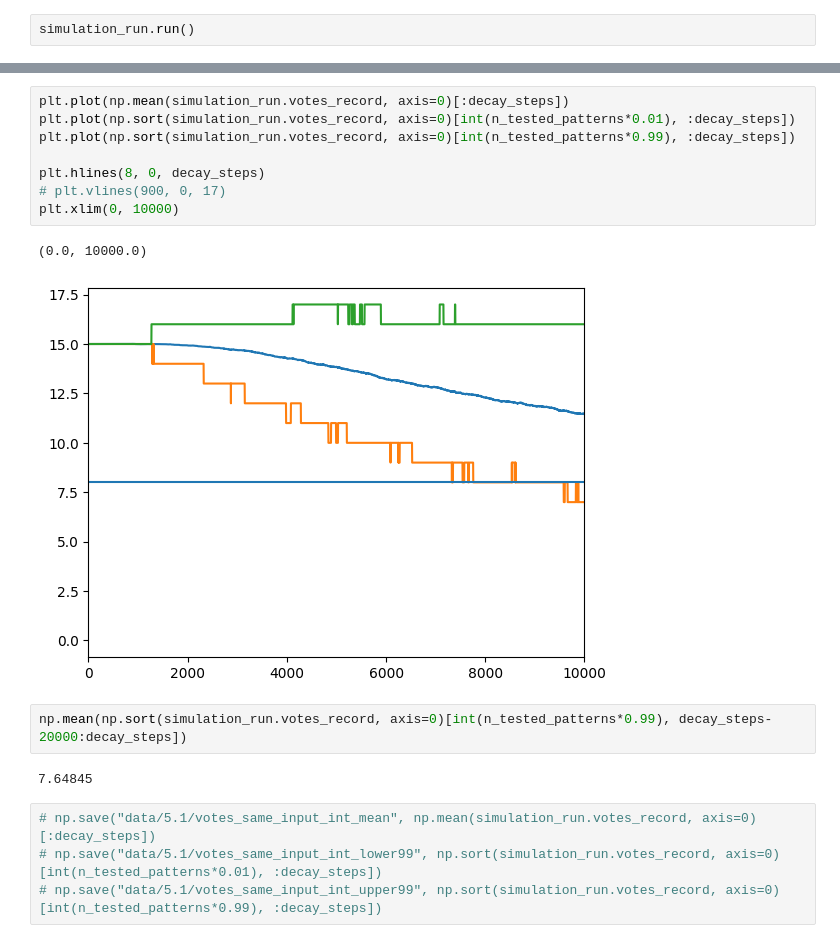
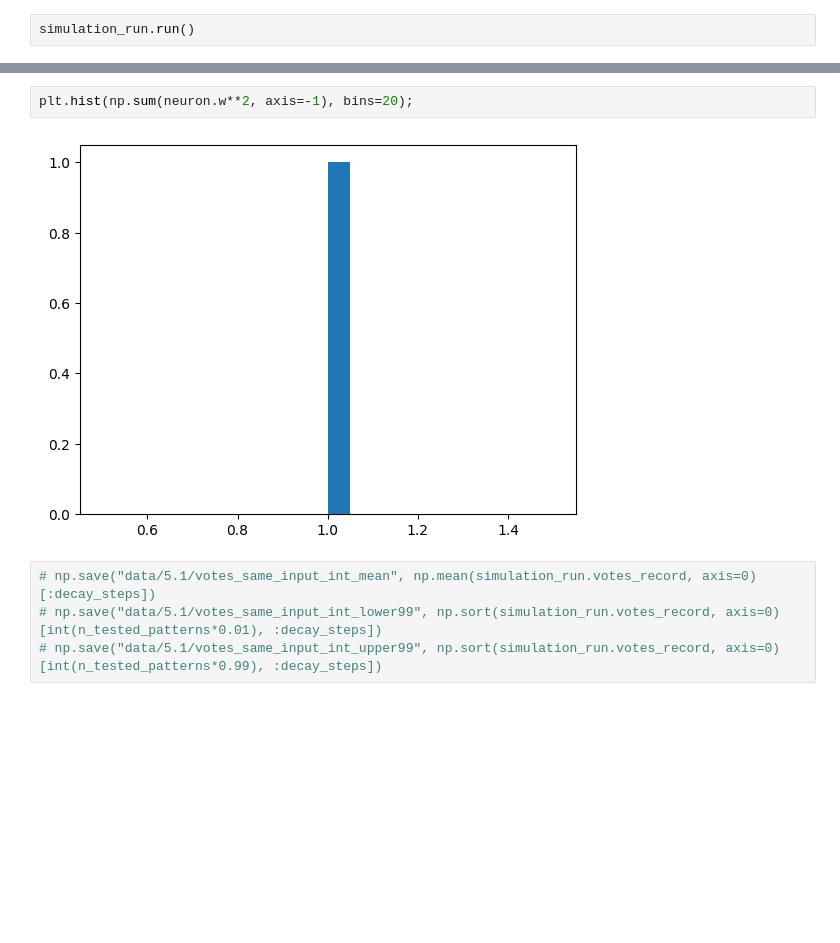
Before and after one commit to Cai-Fangxu/dendrite_project, a Jupyter notebook: test.ipynb, the cells around one changed output, grey strips where cells are left out. Drawn from its saved outputs; the diff is of its cells as text; blank space fills up the shorter version.

```diff
--- a/test.ipynb
+++ b/test.ipynb
@@ -60,18 +57,7 @@ plt.xlim(0, 2000)
-# %%
-plt.plot(np.mean(simulation_run.votes_record, axis=0)[:decay_steps])
-plt.plot(np.sort(simulation_run.votes_record, axis=0)[int(n_tested_patterns*0.01), :decay_steps])
-plt.plot(np.sort(simulation_run.votes_record, axis=0)[int(n_tested_patterns*0.99), :decay_steps])
-
-plt.hlines(8, 0, decay_steps)
-# plt.vlines(900, 0, 17)
-plt.xlim(0, 10000)
-# %% [output]
-(0.0, 10000.0)
-[figure, removed]
-# %%
-np.mean(np.sort(simulation_run.votes_record, axis=0)[int(n_tested_patterns*0.99), decay_steps-20000:decay_steps])
-# %% [output]
-7.64845
+# %%
+plt.hist(np.sum(neuron.w**2, axis=-1), bins=20);
+# %% [output]
+[figure, added]
 # %%
 # np.save("data/5.1/votes_same_input_int_mean", np.mean(simulation_run.votes_record, axis=0)[:decay_steps])
 # np.save("data/5.1/votes_same_input_int_lower99", np.sort(simulation_run.votes_record, axis=0)[int(n_tested_patterns*0.01), :decay_steps])
```
Also changed, not shown: parts of 10 cells of this notebook, 2 other files.
